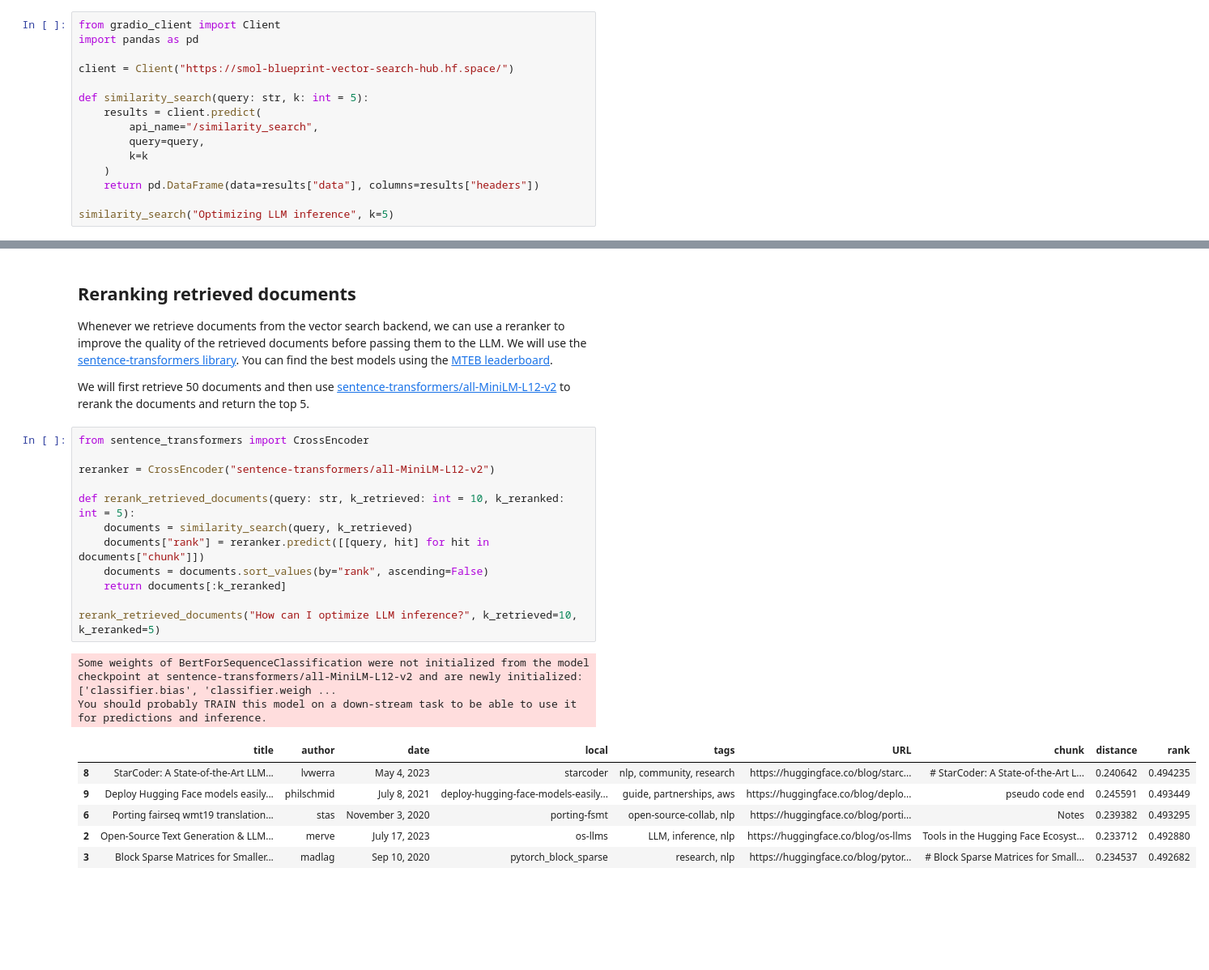
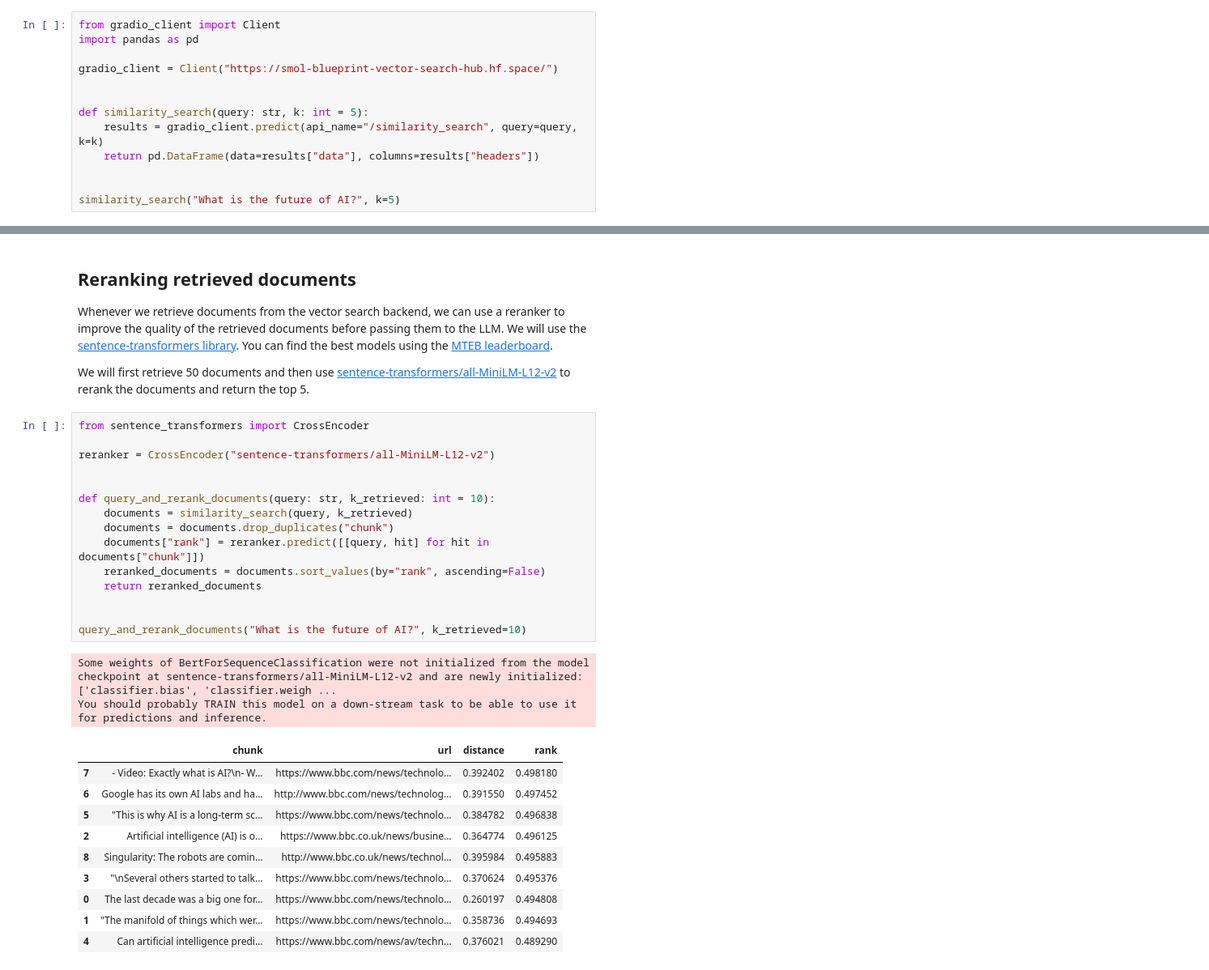
Before and after one commit to huggingface/ai-blueprint, a Jupyter notebook: rag/building.ipynb, the cells around one changed output, grey strips where cells are left out. Shown at 81% size. Cells and saved outputs as stored; diff of their text form; blank space fills up the shorter version.

```diff
--- a/rag/building.ipynb
+++ b/rag/building.ipynb
@@ -10,16 +10,14 @@ A brief recap of the previous notebook, we use Hugging Face as vector search bac
 from gradio_client import Client
 import pandas as pd
 
-client = Client("https://smol-blueprint-vector-search-hub.hf.space/")
+gradio_client = Client("https://smol-blueprint-vector-search-hub.hf.space/")
+
 
 def similarity_search(query: str, k: int = 5):
-    results = client.predict(
-        api_name="/similarity_search",
-        query=query,
-        k=k
-    )
+    results = gradio_client.predict(api_name="/similarity_search", query=query, k=k)
     return pd.DataFrame(data=results["data"], columns=results["headers"])
 
-similarity_search("Optimizing LLM inference", k=5)
+
+similarity_search("What is the future of AI?", k=5)
 # %% [output]
 Loaded as API: https://smol-blueprint-vector-search-hub.hf.space/ ✔
@@ -38,21 +36,28 @@ We will first retrieve 50 documents and then use [sentence-transformers/all-Mini
 # %%
 from sentence_transformers import CrossEncoder
 
 reranker = CrossEncoder("sentence-transformers/all-MiniLM-L12-v2")
 
-def rerank_retrieved_documents(query: str, k_retrieved: int = 10, k_reranked: int = 5):
+
+def query_and_rerank_documents(query: str, k_retrieved: int = 10):
     documents = similarity_search(query, k_retrieved)
+    documents = documents.drop_duplicates("chunk")
     documents["rank"] = reranker.predict([[query, hit] for hit in documents["chunk"]])
-    documents = documents.sort_values(by="rank", ascending=False)
-    return documents[:k_reranked]
+    reranked_documents = documents.sort_values(by="rank", ascending=False)
+    return reranked_documents
 
-rerank_retrieved_documents("How can I optimize LLM inference?", k_retrieved=10, k_reranked=5)
+
+query_and_rerank_documents("What is the future of AI?", k_retrieved=10)
 # %% [output]
 Some weights of BertForSequenceClassification were not initialized from the model checkpoint at sentence-transformers/all-MiniLM-L12-v2 and are newly initialized: ['classifier.bias', 'classifier.weigh ...
 You should probably TRAIN this model on a down-stream task to be able to use it for predictions and inference.
-|  | title | author | date | local | tags | URL | chunk | distance | rank |
-| 8 | StarCoder: A State-of-the-Art LLM... | lvwerra | May 4, 2023 | starcoder | nlp, community, research | https://huggingface.co/blog/starc... | # StarCoder: A State-of-the-Art L... | 0.240642 | 0.494235 |
-| 9 | Deploy Hugging Face models easily... | philschmid | July 8, 2021 | deploy-hugging-face-models-easily... | guide, partnerships, aws | https://huggingface.co/blog/deplo... | pseudo code end | 0.245591 | 0.493449 |
-| 6 | Porting fairseq wmt19 translation... | stas | November 3, 2020 | porting-fsmt | open-source-collab, nlp | https://huggingface.co/blog/porti... | Notes | 0.239382 | 0.493295 |
-| 2 | Open-Source Text Generation & LLM... | merve | July 17, 2023 | os-llms | LLM, inference, nlp | https://huggingface.co/blog/os-llms | Tools in the Hugging Face Ecosyst... | 0.233712 | 0.492880 |
-| 3 | Block Sparse Matrices for Smaller... | madlag | Sep 10, 2020 | pytorch_block_sparse | research, nlp | https://huggingface.co/blog/pytor... | # Block Sparse Matrices for Small... | 0.234537 | 0.492682 |
+|  | chunk | url | distance | rank |
+| 7 | - Video: Exactly what is AI?\n- W... | https://www.bbc.com/news/technolo... | 0.392402 | 0.498180 |
+| 6 | Google has its own AI labs and ha... | http://www.bbc.com/news/technolog... | 0.391550 | 0.497452 |
+| 5 | "This is why AI is a long-term sc... | https://www.bbc.com/news/technolo... | 0.384782 | 0.496838 |
+| 2 | Artificial intelligence (AI) is o... | https://www.bbc.co.uk/news/busine... | 0.364774 | 0.496125 |
+| 8 | Singularity: The robots are comin... | http://www.bbc.co.uk/news/technol... | 0.395984 | 0.495883 |
+| 3 | "\nSeveral others started to talk... | https://www.bbc.com/news/technolo... | 0.370624 | 0.495376 |
+| 0 | The last decade was a big one for... | https://www.bbc.com/news/technolo... | 0.260197 | 0.494808 |
+| 1 | "The manifold of things which wer... | https://www.bbc.com/news/technolo... | 0.358736 | 0.494693 |
+| 4 | Can artificial intelligence predi... | https://www.bbc.com/news/av/techn... | 0.376021 | 0.489290 |
```
Also changed, not shown: parts of 15 cells of this notebook, 4 other files.
